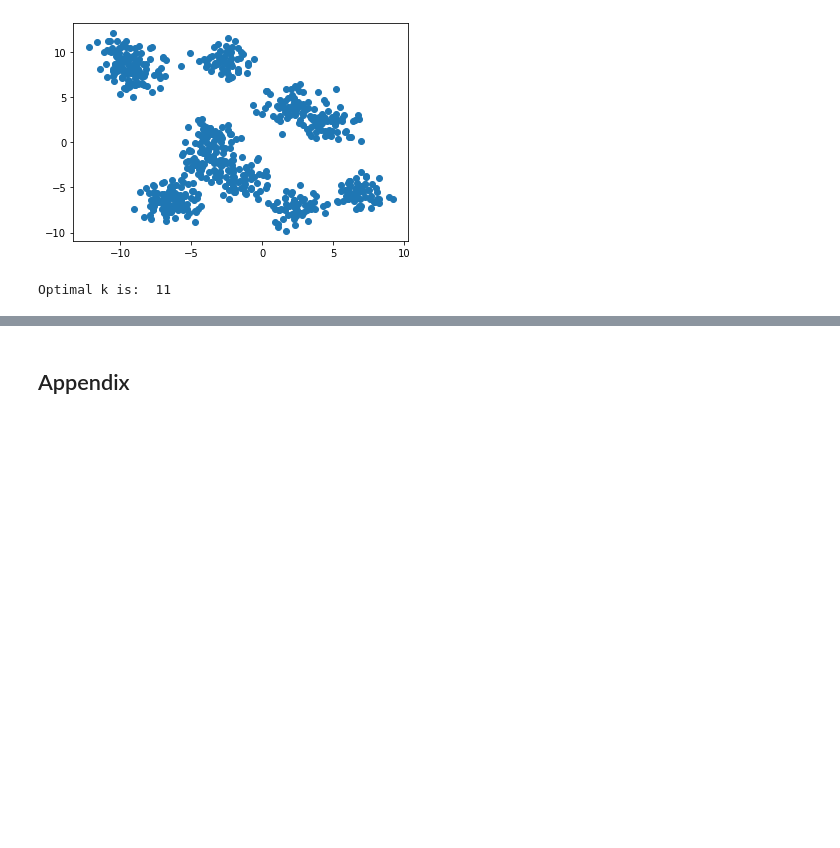
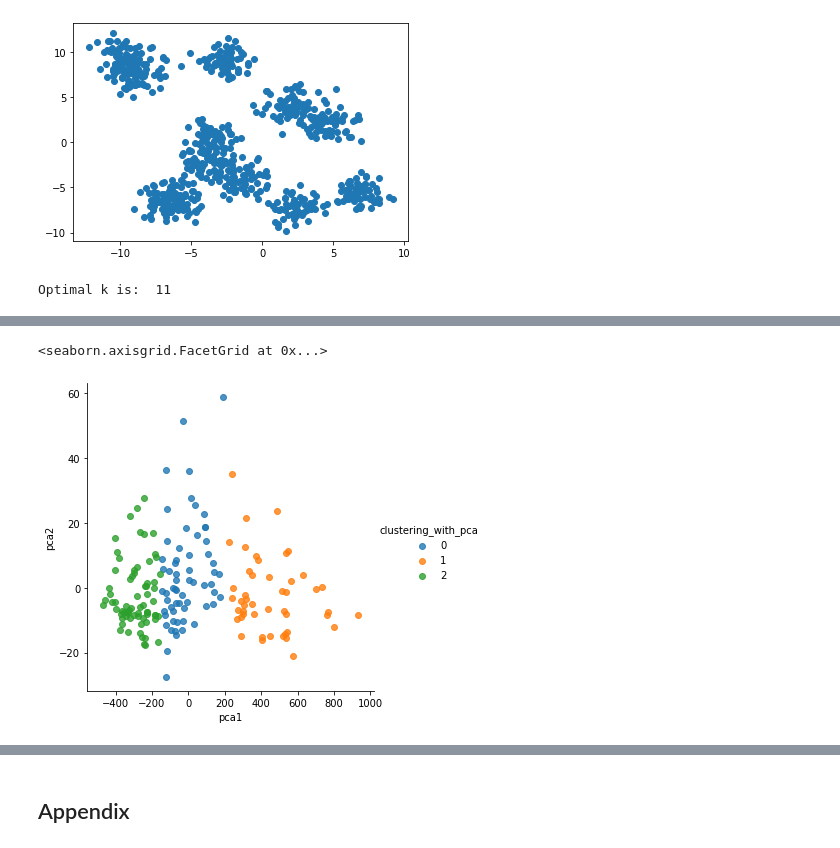
Before and after one commit to RyoNakagami/causal_inference, a Jupyter notebook: sueishi_book/k_means_clustering_1.ipynb, the cells around one changed output, grey strips where cells are left out. Saved outputs shown, nothing was run; the diff lists cells and outputs as text; code cells hidden in the pictures; blank space fills up the shorter version.

```diff
--- a/sueishi_book/k_means_clustering_1.ipynb
+++ b/sueishi_book/k_means_clustering_1.ipynb
@@ -418,0 +492,4 @@ df
+# %%
+pca = PCA(n_components=2).fit(wine)
+pca_trans = pca.transform(wine)
+pca_trans[:10, :]
@@ -418,0 +507,3 @@ df
+# %%
+pca_trans_df = pd.DataFrame(pca_trans, columns = ['pca1', 'pca2'])
+pca_trans_df.head()
@@ -418,0 +517,4 @@ df
+# %%
+pca_trans_df['clustering_before_pca'] = kmeans.labels_
+pca_trans_df['true_label'] = df.Cultivar
+pca_trans_df.head()
@@ -418,0 +528,5 @@ df
+# %%
+kmeans_2 = KMeans(n_clusters = 3, random_state = 42)
+kmeans_2.fit(pca_trans_df.iloc[:, :1].values)
+pca_trans_df['clustering_with_pca'] = kmeans_2.labels_
+pca_trans_df.head()
@@ -418,0 +540,8 @@ df
+# %%
+sns.lmplot(x = 'pca1', y = 'pca2',
+           data = pca_trans_df,
+           hue = 'clustering_with_pca',
+          fit_reg = False)
+# %% [output]
+<seaborn.axisgrid.FacetGrid at 0x...>
+[figure, added]
```
Also changed, not shown: parts of 25 cells of this notebook, 1 other file.
